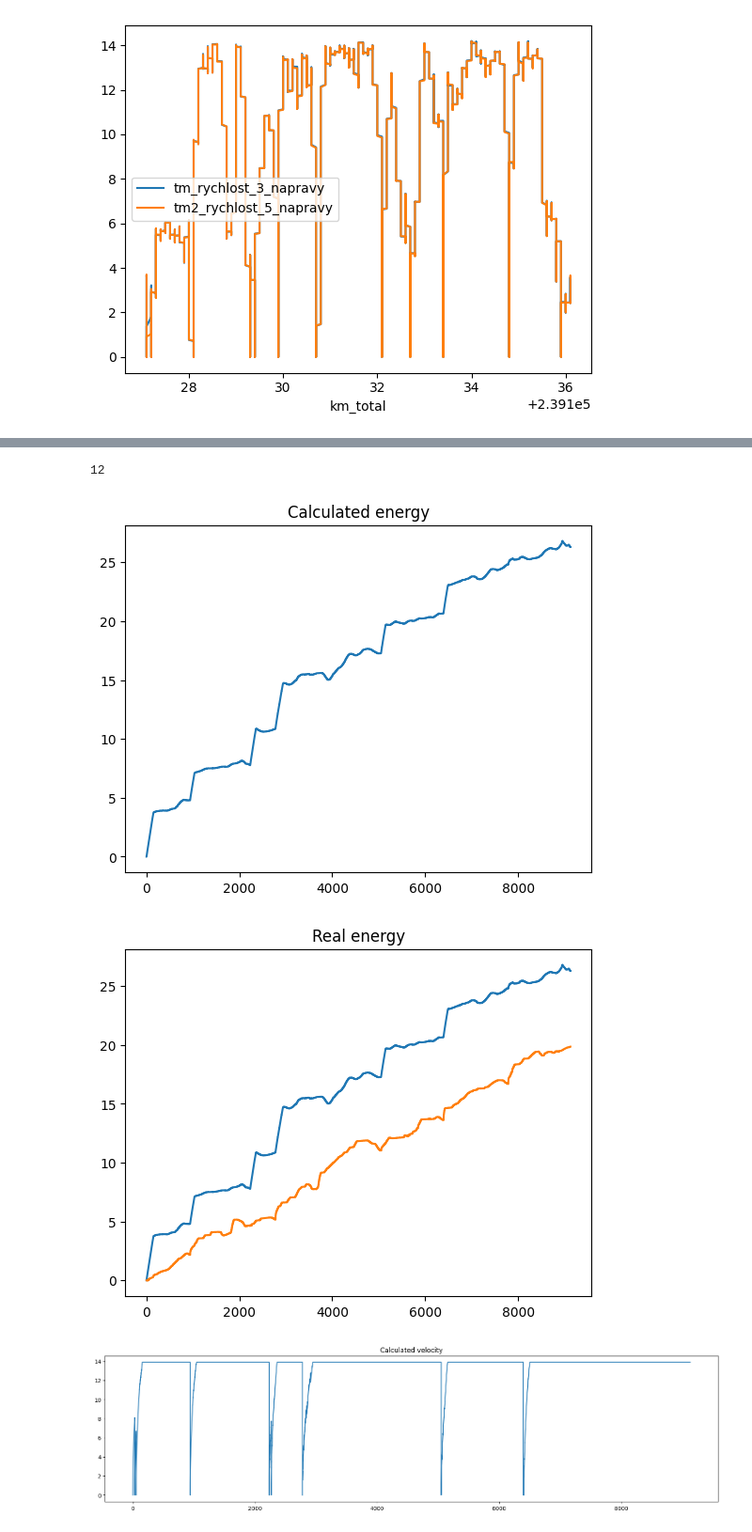
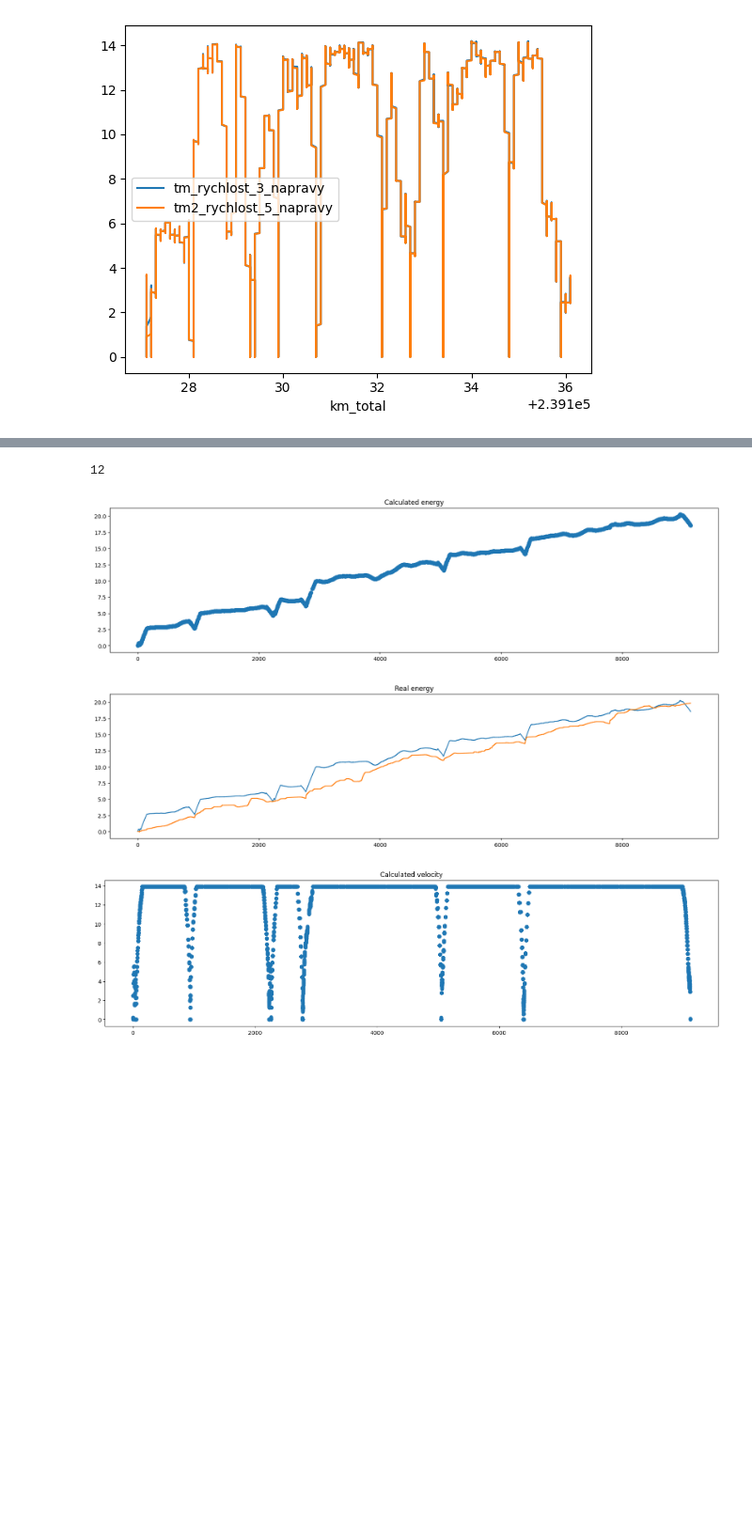
Before and after one commit to Sawy7/trainmap-consumption-api, a Jupyter notebook: tram-exploration/tram-exploration.ipynb, the cells around one changed output, grey strips where cells are left out. Shown at 94% size. Cells and saved outputs as stored; diff of their text form; code cells hidden in the pictures; blank space fills up the shorter version.

Commit message:
Recuperation coefficient introduction

```diff
--- a/tram-exploration/tram-exploration.ipynb
+++ b/tram-exploration/tram-exploration.ipynb
@@ -153,6 +153,7 @@ df_important.head()
 # %%
 c = Consumption()
 c.params["mass_locomotive"] = 34500
+c.variable_params["Recuperation coefficient"] = 0.5
 c.load_from_file("../testing-data/dpo-vresina-zatisi.geojson")
 
 stations_stopped = []
@@ -162,36 +163,38 @@ for i,row in enumerate(df_important["tm_rychlost_3_napravy"]):
         if last_row_zero < i-1:
             stations_stopped.append(i)
         last_row_zero = i
 c.stations = [c.stations[0]] + stations_stopped + [c.stations[-1]]
 print(len(c.stations))
 c.params["power_limit"] = df_important["cela_vykon_vyrovnany_bez_spotrebicu"].max()
 c.params["acceleration_limit"] = 0.11*G_TO_MS2
 c.run()
 
 energy_calculated = [x/3600000 for x in c.series["energy_from_exerted_force"]]
-plt.plot(c.series["dist_values"], energy_calculated)
+plt.figure().set_figwidth(20)
+plt.scatter(c.series["dist_values"], energy_calculated)
 plt.title("Calculated energy")
 plt.show()
 
 energy_real = df_important["cela_energie_vyrovnana_bez_spotrebicu"]
+plt.figure().set_figwidth(20)
 plt.plot(c.series["dist_values"], energy_calculated)
 plt.plot(c.series["dist_values"], energy_real)
 plt.title("Real energy")
 plt.show()
 
 plt.figure().set_figwidth(20)
-plt.plot(c.series["dist_values"], c.series["velocity_values"])
+plt.scatter(c.series["dist_values"], c.series["velocity_values"])
 plt.title("Calculated velocity")
 plt.show()
 
 plt.figure().set_figwidth(20)
-plt.plot(c.series["dist_values"], list(df_important["tm_rychlost_3_napravy"]))
+plt.scatter(c.series["dist_values"], list(df_important["tm_rychlost_3_napravy"]))
 plt.title("Real velocity")
 plt.show()
 
 # df_important["tm_rychlost_3_napravy"].min()
 # %% [output]
 12
-[figure, old version]
+[figure, new version]
-[figure, old version]
+[figure, new version]
-[figure, old version]
+[figure, new version]
```
Also changed, not shown: parts of 1 cell of this notebook, 1 other file.
